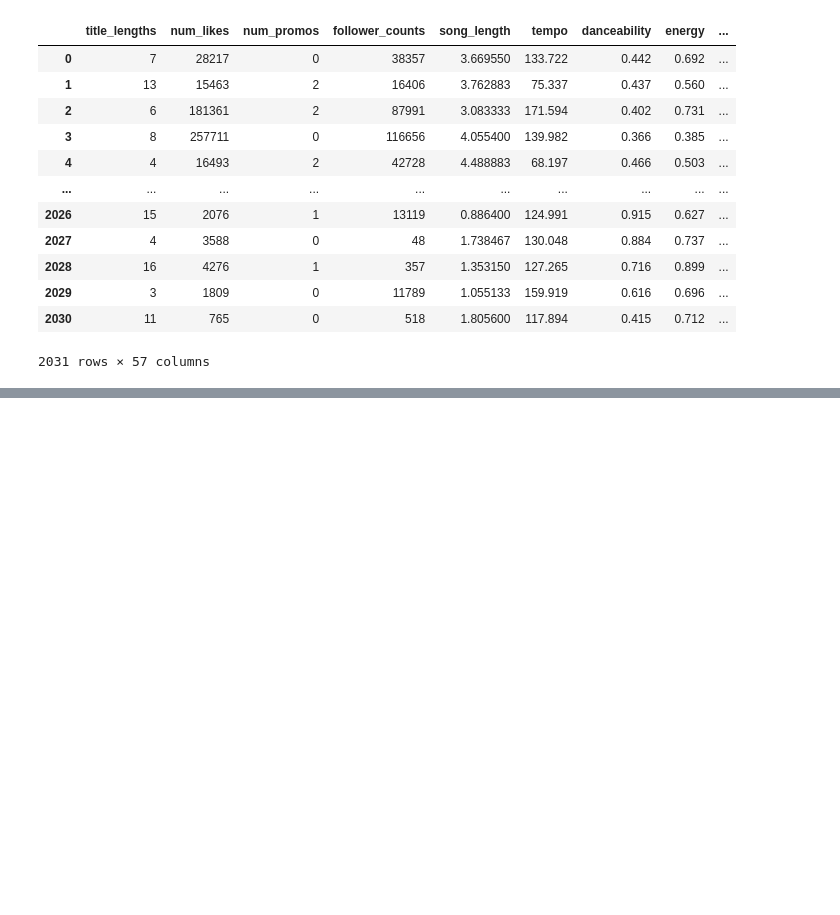
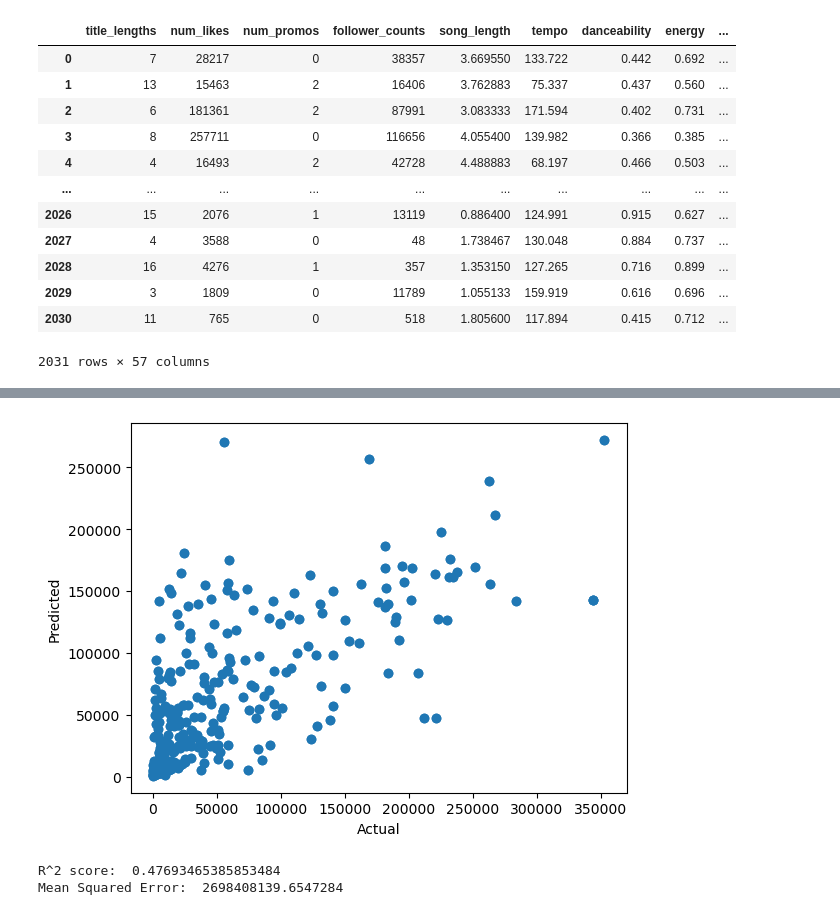
Before and after one commit to andrewango/kr_music_popularity, a Jupyter notebook: kr_music_popularity.ipynb, the cells around one changed output, grey strips where cells are left out. Saved outputs shown, nothing was run; the diff lists cells and outputs as text; code cells hidden in the pictures; blank space fills up the shorter version.

```diff
--- a/kr_music_popularity.ipynb
+++ b/kr_music_popularity.ipynb
@@ -569,0 +627,3 @@ Mean Squared Error:  3007205363.850252
+# %%
+y_pred = regressor.predict(X_test)
+print(y_pred)
@@ -569,0 +648,13 @@ Mean Squared Error:  3007205363.850252
+# %%
+plt.scatter(y_test, y_pred)
+plt.xlabel("Actual")
+plt.ylabel("Predicted")
+plt.show()
+# %% [output]
+[figure, added]
+# %%
+print('R^2 score: ', r2_score(y_test, y_pred))
+print('Mean Squared Error: ', mean_squared_error(y_test, y_pred))
+# %% [output]
+R^2 score:  0.47693465385853484
+Mean Squared Error:  2698408139.6547284
```
Also changed, not shown: parts of 17 cells of this notebook.
